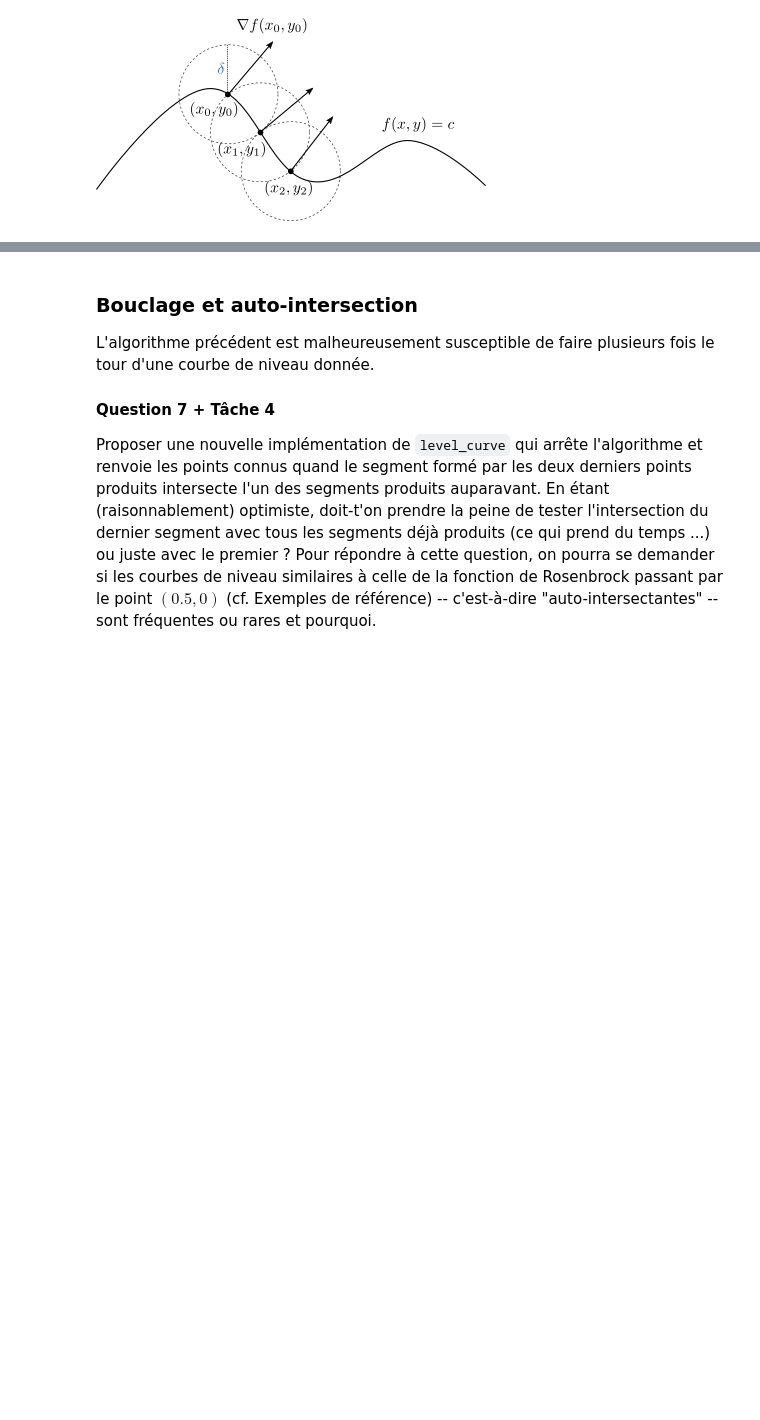
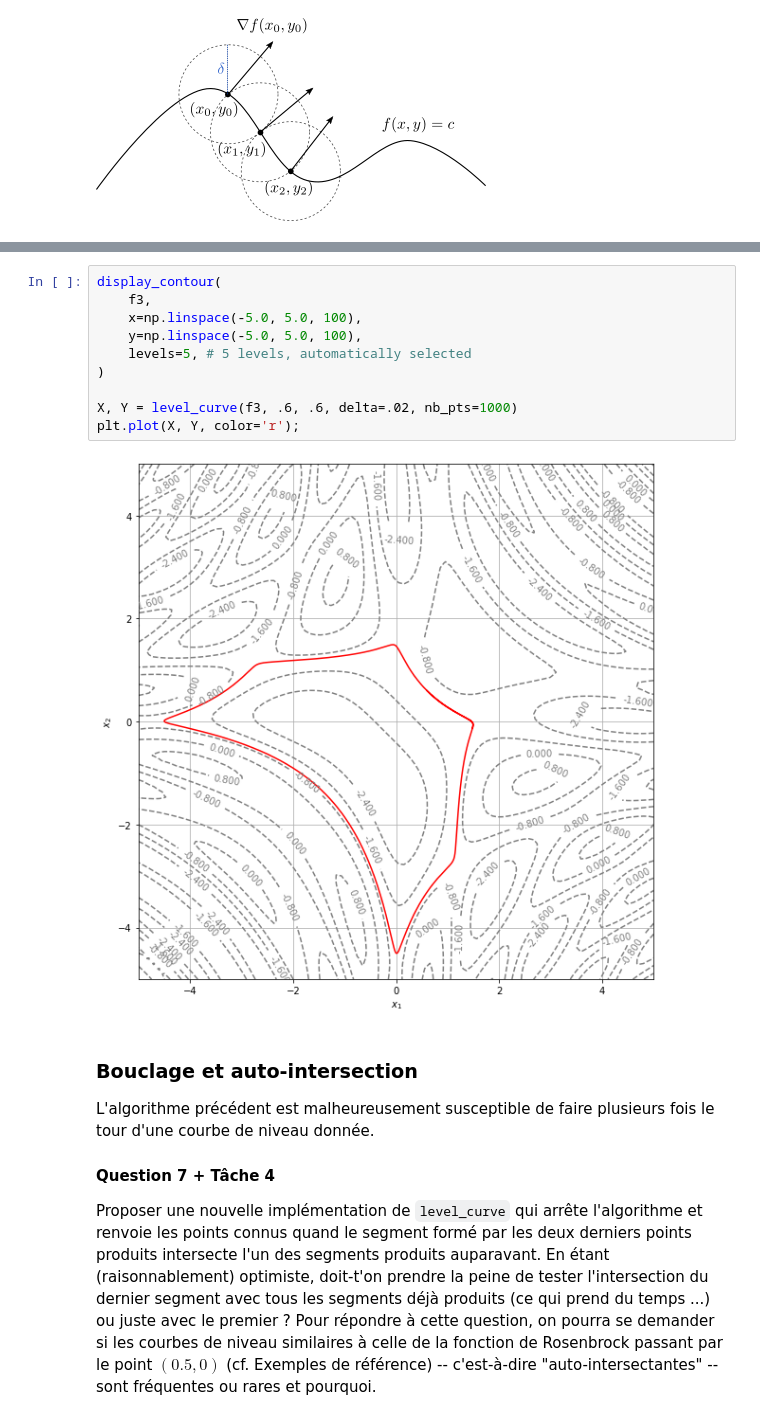
Before and after one commit to TomBertheas/Projet-calcul-differentiel_TomBertheas-ColombeNothhelfer, a Jupyter notebook: Courbes-de-niveau_Enonce.ipynb, the cells around one changed output, grey strips where cells are left out. Drawn from its saved outputs; the diff is of its cells as text; blank space fills up the shorter version.

```diff
--- a/Courbes-de-niveau_Enonce.ipynb
+++ b/Courbes-de-niveau_Enonce.ipynb
@@ -365,3 +456,15 @@ qui est bien différentiable.
+# %%
+display_contour(
+    f3,
+    x=np.linspace(-5.0, 5.0, 100),
+    y=np.linspace(-5.0, 5.0, 100),
+    levels=5, # 5 levels, automatically selected
+)
+
+X, Y = level_curve(f3, .6, .6, delta=.02, nb_pts=1000)
+plt.plot(X, Y, color='r');
+# %% [output]
+[figure, added]
 # %% [markdown]
 ### Bouclage et auto-intersection
 
```
Also changed, not shown: parts of 17 cells of this notebook.
